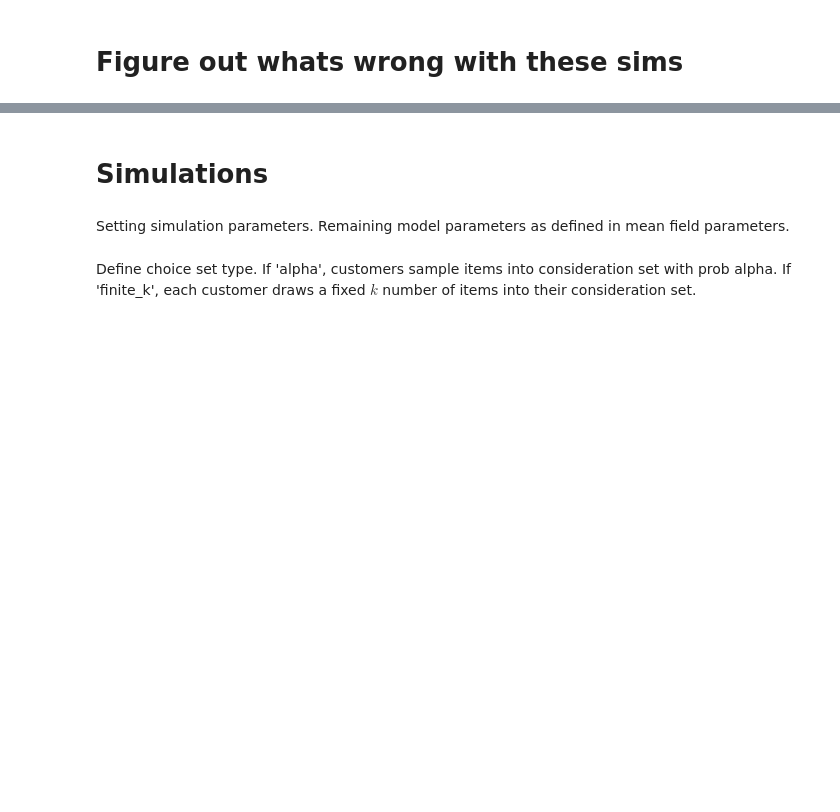
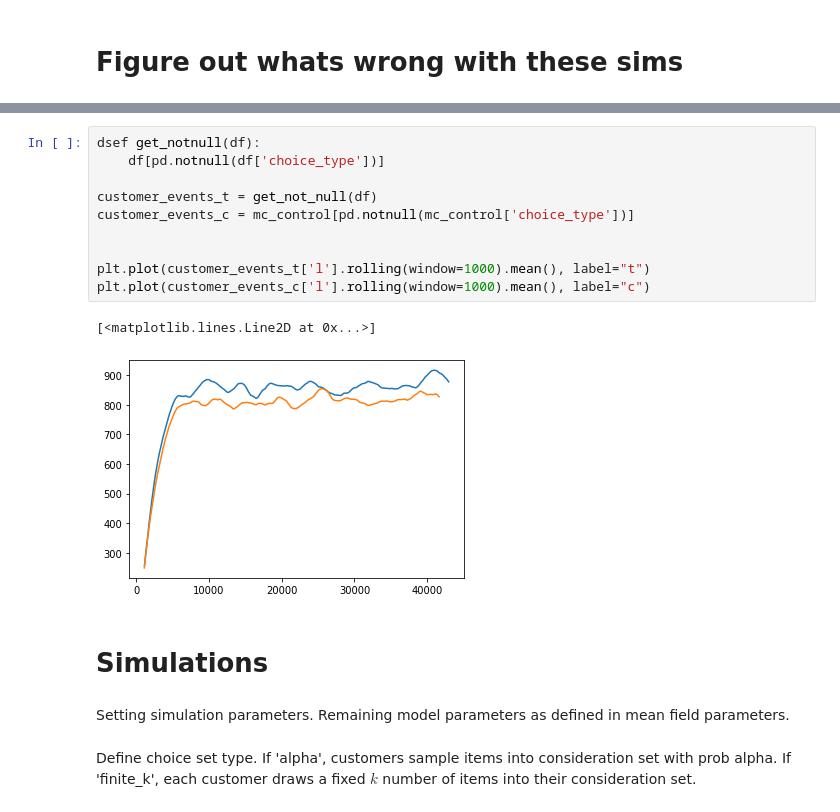
Before and after one commit to johnchrishays/herding-bias, a Jupyter notebook: Sample Numerics and Simulations.ipynb, the cells around one changed output, grey strips where cells are left out. Saved outputs shown, nothing was run; the diff lists cells and outputs as text; blank space fills up the shorter version.

```diff
--- a/Sample Numerics and Simulations.ipynb
+++ b/Sample Numerics and Simulations.ipynb
@@ -168,3 +253,16 @@ plt.plot(customer_events['l'].rolling(window=500).mean())
+# %%
+dsef get_notnull(df):
+    df[pd.notnull(df['choice_type'])]
+
+customer_events_t = get_not_null(df)
+customer_events_c = mc_control[pd.notnull(mc_control['choice_type'])]
+
+
+plt.plot(customer_events_t['l'].rolling(window=1000).mean(), label="t")
+plt.plot(customer_events_c['l'].rolling(window=1000).mean(), label="c")
+# %% [output]
+[<matplotlib.lines.Line2D at 0x...>]
+[figure, added]
 # %% [markdown]
 # Simulations
 # %% [markdown]
```
Also changed, not shown: parts of 21 cells of this notebook.
